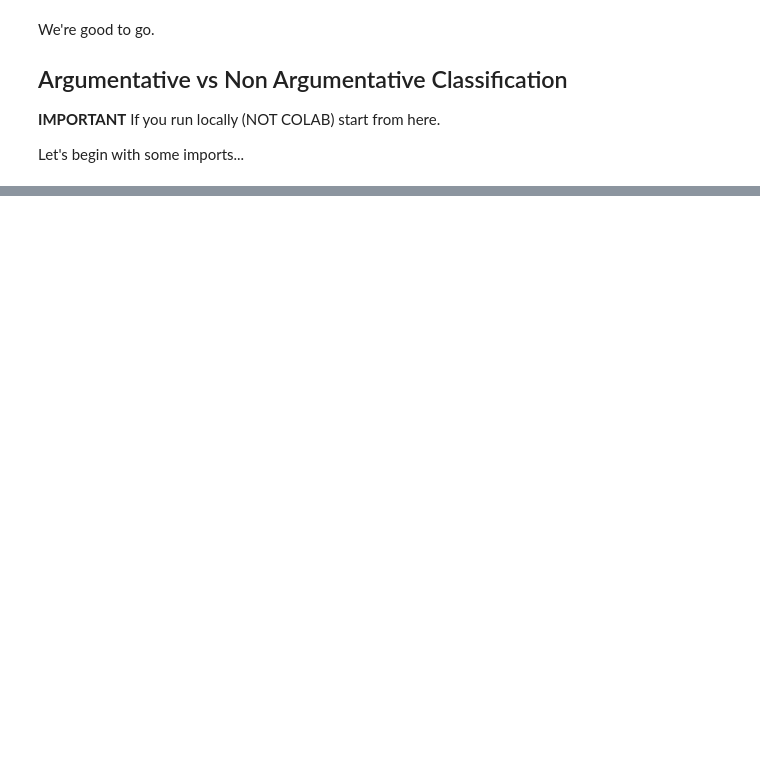
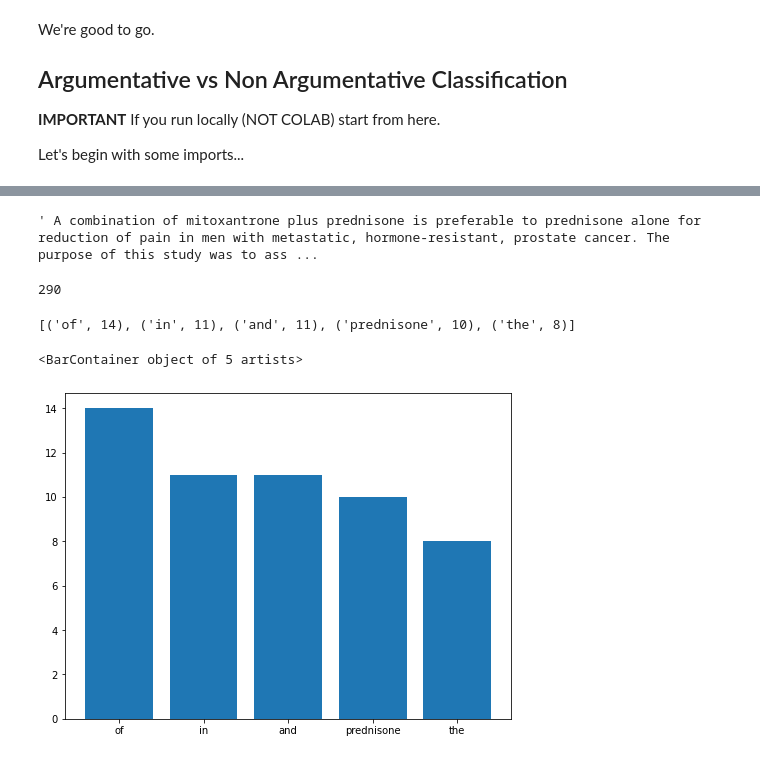
Before and after one commit to marcomilanesio/ai4health, a Jupyter notebook: 1.ipynb, the cells around one changed output, grey strips where cells are left out. Cells and saved outputs as stored; diff of their text form; code cells hidden in the pictures; blank space fills up the shorter version.

```diff
--- a/1.ipynb
+++ b/1.ipynb
@@ -59,0 +100,24 @@ import re
+# %%
+raw = [line for line in open(fname, 'r')][0]
+raw
+# %% [output]
+' A combination of mitoxantrone plus prednisone is preferable to prednisone alone for reduction of pain in men with metastatic, hormone-resistant, prostate cancer. The purpose of this study was to ass ...
+# %%
+words = raw.strip().split()
+len(words)
+# %% [output]
+290
+# %%
+from collections import Counter
+
+c = Counter(words)
+c.most_common(5)
+# %% [output]
+[('of', 14), ('in', 11), ('and', 11), ('prednisone', 10), ('the', 8)]
+# %%
+d = dict(c.most_common(5))
+# %%
+plt.bar(d.keys(), d.values())
+# %% [output]
+<BarContainer object of 5 artists>
+[figure, added]
```
Also changed, not shown: parts of 58 cells of this notebook, 2 other files.
